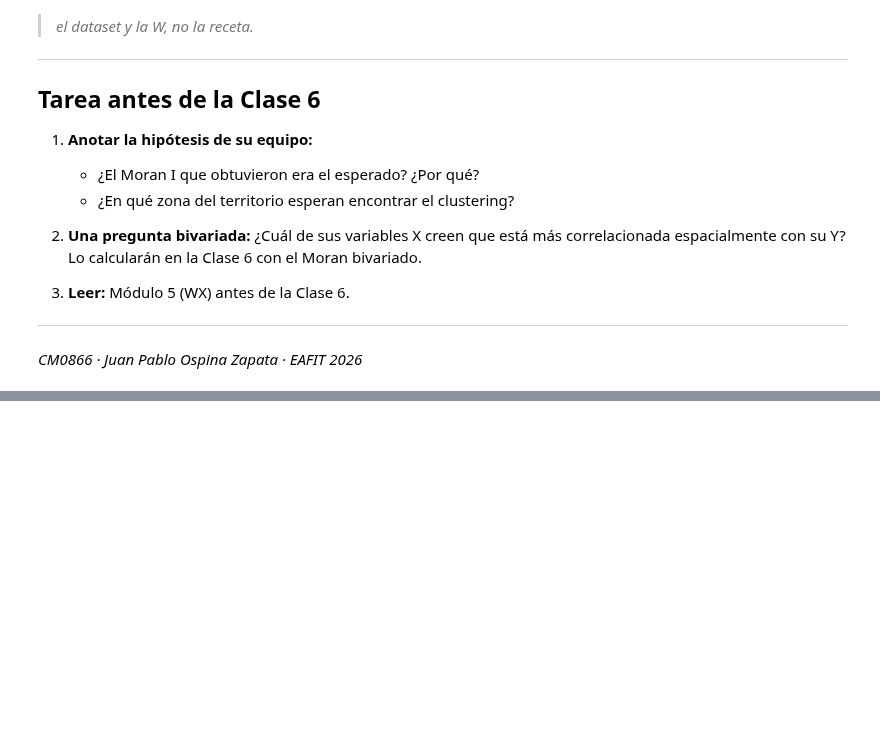
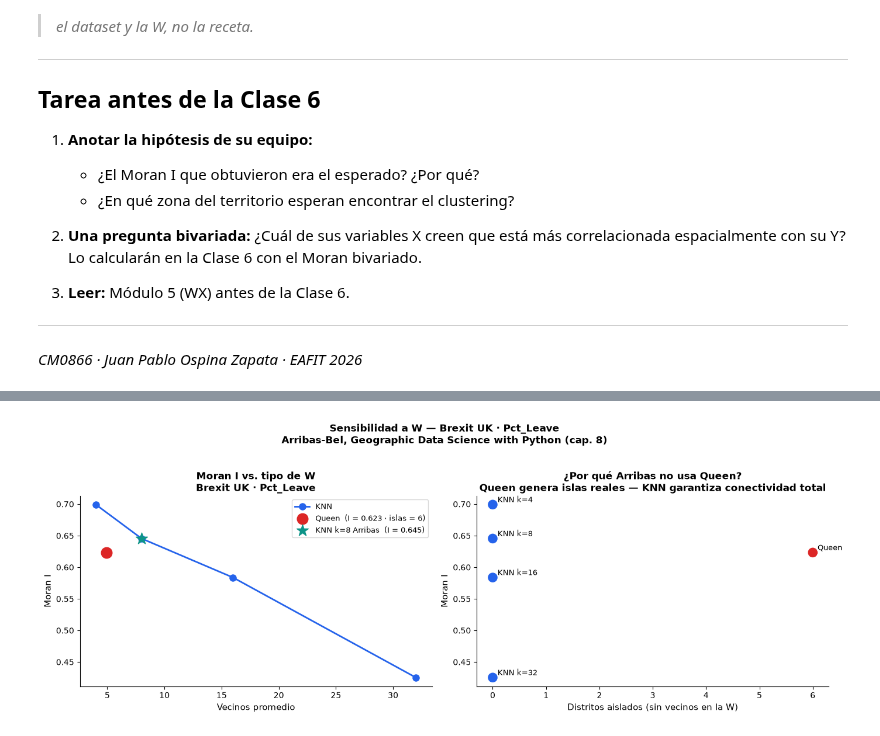
Before and after one commit to juanpospina/ESDA_code_git, a Jupyter notebook: Clase_05/s05_clase5_vf.ipynb, the cells around one changed output, grey strips where cells are left out. Cells and saved outputs as stored; diff of their text form; code cells hidden in the pictures; blank space fills up the shorter version.

```diff
--- a/Clase_05/s05_clase5_vf.ipynb
+++ b/Clase_05/s05_clase5_vf.ipynb
@@ -510,0 +622,93 @@ except Exception as e:
+# %%
+# ─────────────────────────────────────────────────────────────────────────────
+# CELDA EXTRA B — Sensibilidad a W: Brexit UK
+# Copiar y pegar después de las celdas del Brexit
+# Requiere: db, w_brex, y_brex ya cargados
+# ─────────────────────────────────────────────────────────────────────────────
+
+from libpysal.weights import Queen as Queen_w
+
+print('─── Sensibilidad a W — Brexit UK · Pct_Leave · Queen vs. KNN ────────')
+print(f'{"W":<24} {"vec_prom":>9} {"I":>8} {"p-valor":>10}  islas')
+print('─' * 65)
+
+configs_brex = [
+    ('Queen',               Queen_w.from_dataframe(db)),
+    ('KNN k=4',             KNN.from_dataframe(db, k=4)),
+    ('KNN k=8  ← Arribas',  KNN.from_dataframe(db, k=8)),
+    ('KNN k=16',            KNN.from_dataframe(db, k=16)),
+    ('KNN k=32',            KNN.from_dataframe(db, k=32)),
+]
+
+y_brex  = db['Pct_Leave'].values
+res_brex = []
+for nombre, w in configs_brex:
+    try:
+        w.transform = 'r'
+        m     = esda.Moran(y_brex, w, permutations=999)
+        islas = sum(1 for v in w.cardinalities.values() if v == 0)
+        marca = '  ←' if 'Arribas' in nombre else ''
+        print(f'{nombre:<24} {w.mean_neighbors:>9.1f} {m.I:>8.4f}'
+              f' {m.p_sim:>10.4f}  {islas}{marca}')
+        res_brex.append((nombre, w.mean_neighbors, m.I, m.p_sim, islas))
+    except Exception as e:
+        print(f'{nombre:<24} → error: {e}')
+
+# ── Gráfico: dos paneles ──────────────────────────────────────────────────────
+fig, axes = plt.subplots(1, 2, figsize=(14, 5))
+
+# Panel izquierdo: I vs. vecinos promedio
+ax1 = axes[0]
+queen_b = [(r[1], r[2], r[4]) for r in res_brex if 'Queen' in r[0]]
+knn_b   = [(r[1], r[2], r[4]) for r in res_brex if 'KNN'   in r[0]]
+
+ax1.plot([r[0] for r in knn_b], [r[1] for r in knn_b],
+         'o-', color='#2563EB', lw=2, ms=8, label='KNN')
+if queen_b:
+    ax1.scatter([queen_b[0][0]], [queen_b[0][1]],
+                color='#DC2626', s=180, zorder=6,
+                label=f'Queen  (I = {queen_b[0][1]:.3f} · islas = {queen_b[0][2]})')
+
+elegida_b = [r for r in res_brex if 'Arribas' in r[0]][0]
+ax1.scatter([elegida_b[1]], [elegida_b[2]],
+            color='#0D9488', s=220, zorder=7, marker='*',
+            label=f'KNN k=8 Arribas  (I = {elegida_b[2]:.3f})')
+
+ax1.set_xlabel('Vecinos promedio', fontsize=11)
+ax1.set_ylabel('Moran I', fontsize=11)
+ax1.set_title('Moran I vs. tipo de W\nBrexit UK · Pct_Leave',
+              fontsize=12, fontweight='bold')
+ax1.legend(fontsize=9)
+
+# Panel derecho: I vs. número de islas
+ax2 = axes[1]
+colores = ['#DC2626' if 'Queen' in r[0] else '#2563EB' for r in res_brex]
+ax2.scatter([r[4] for r in res_brex],
+            [r[2] for r in res_brex],
+            c=colores, s=120, zorder=5)
+for r in res_brex:
+    ax2.annotate(r[0].replace('← Arribas','').strip(),
+                 (r[4], r[2]), xytext=(6, 3),
+                 textcoords='offset points', fontsize=9)
+ax2.set_xlabel('Distritos aislados (sin vecinos en la W)', fontsize=11)
+ax2.set_ylabel('Moran I', fontsize=11)
+ax2.set_title('¿Por qué Arribas no usa Queen?\n'
+              'Queen genera islas reales — KNN garantiza conectividad total',
+              fontsize=12, fontweight='bold')
+
+plt.suptitle('Sensibilidad a W — Brexit UK · Pct_Leave\n'
+             'Arribas-Bel, Geographic Data Science with Python (cap. 8)',
+             fontsize=12, fontweight='bold', y=1.02)
+plt.tight_layout()
+plt.savefig('outputs/s05_sensibilidad_brexit.png', dpi=150, bbox_inches='tight')
+plt.show()
+
+print()
+print('─── Conclusión ──────────────────────────────────────────────────────')
+print('→ Queen genera 6 islas reales (distritos sin frontera terrestre).')
+print('  Esas islas quedan desconectadas — excluidas del análisis.')
+print('→ Con KNN el I baja al aumentar k: el agrupamiento opera a escala')
+print('  local y se diluye al ampliar el vecindario.')
+print('→ Arribas eligió KNN k=8 por razones GEOGRÁFICAS, no estadísticas.')
+print('  La conclusión (I > 0, p < 0.001) es robusta a la W elegida.')
+# %% [output]
@@ -510,0 +729 @@ except Exception as e:
+[figure, added]
```
Also changed, not shown: parts of 5 cells of this notebook, 7 other files.
